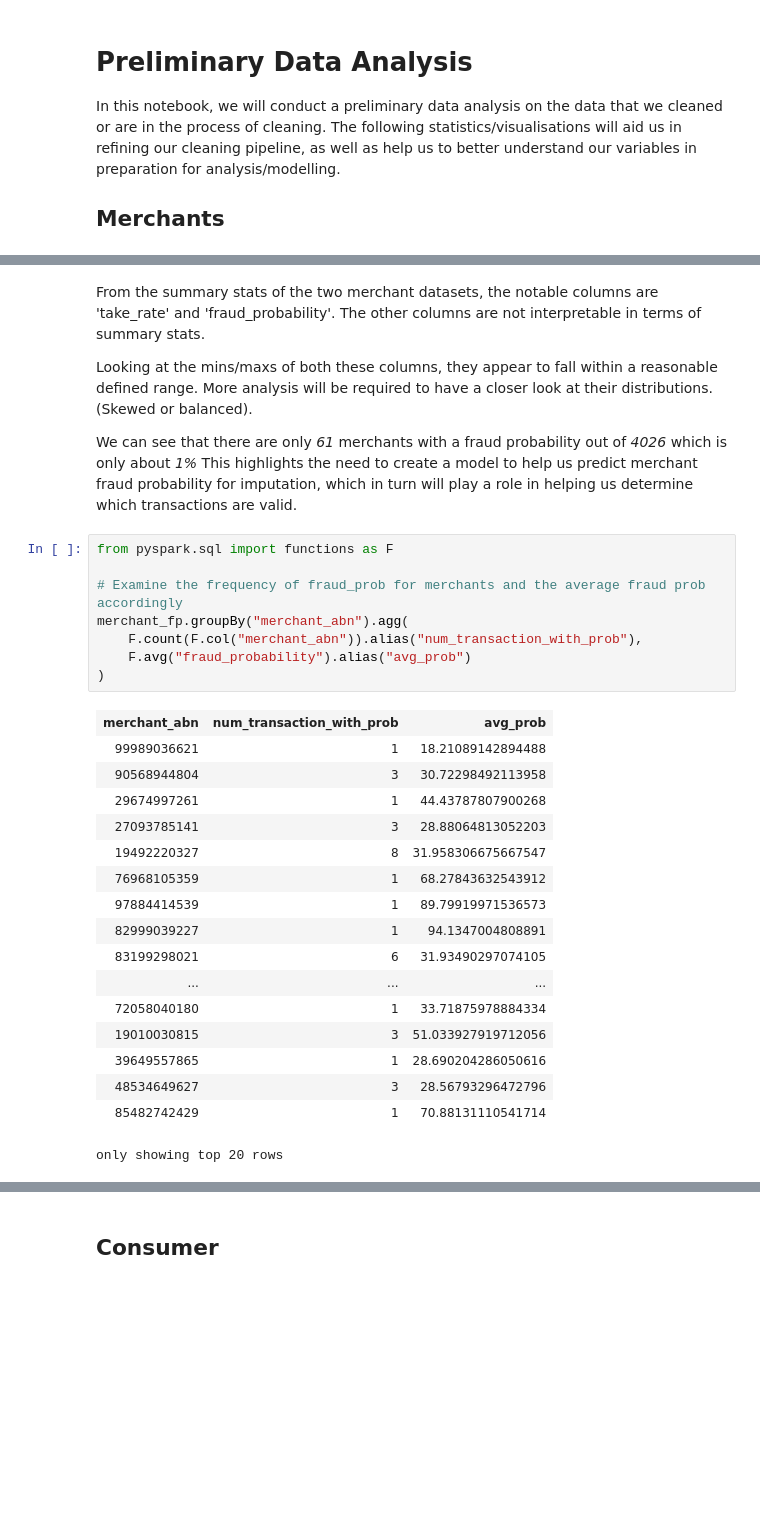
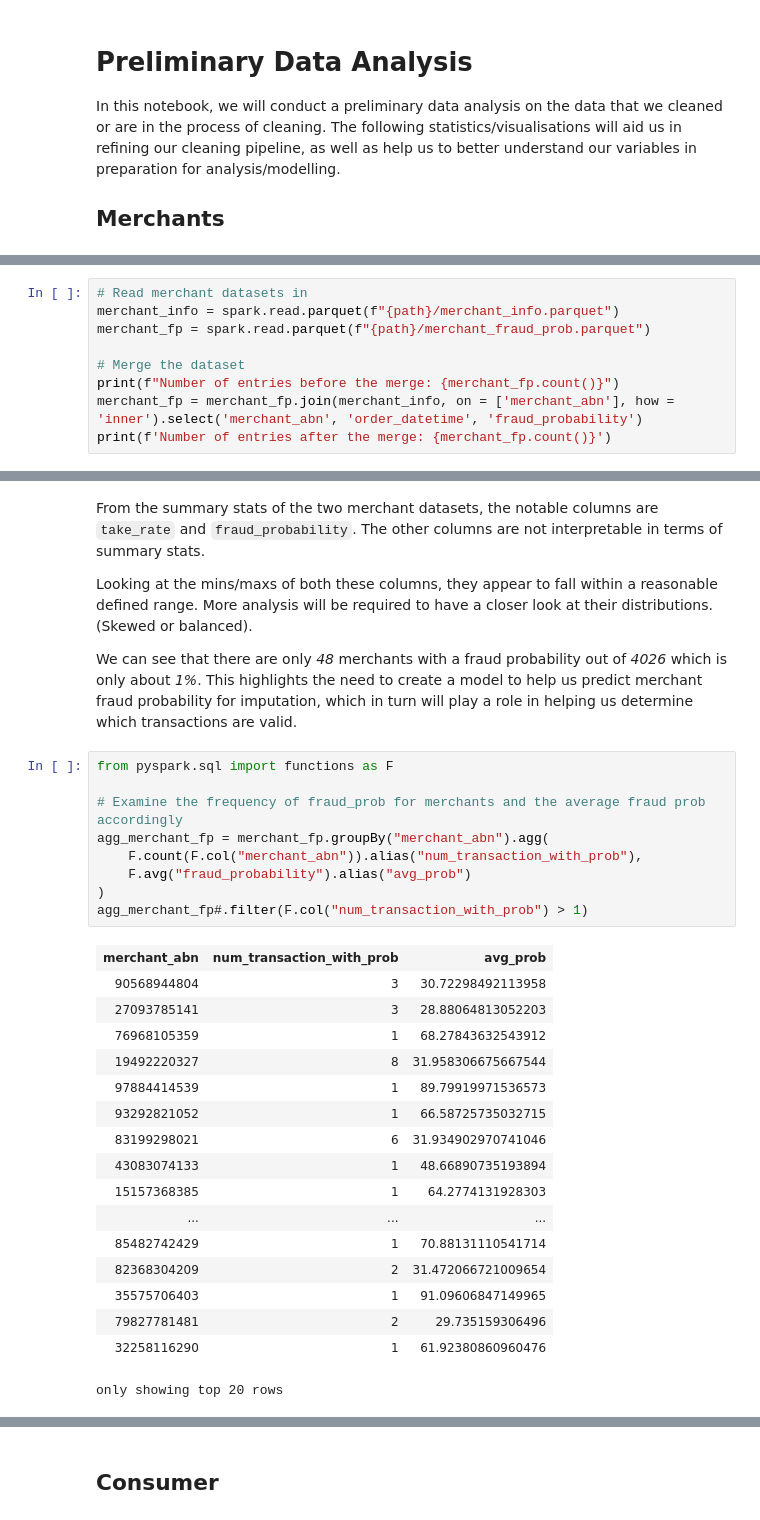
Before and after one commit to MAST30034-AppliedDataScience/project-2-group-buy-now-pay-later-industry-project-9, a Jupyter notebook: notebooks/preliminary_analysis.ipynb, the cells around one changed output, grey strips where cells are left out. Cells and saved outputs as stored; diff of their text form; blank space fills up the shorter version.

```diff
--- a/notebooks/preliminary_analysis.ipynb
+++ b/notebooks/preliminary_analysis.ipynb
@@ -31,0 +27,9 @@ In this notebook, we will conduct a preliminary data analysis on the data that w
+# %%
+# Read merchant datasets in
+merchant_info = spark.read.parquet(f"{path}/merchant_info.parquet")
+merchant_fp = spark.read.parquet(f"{path}/merchant_fraud_prob.parquet")
+
+# Merge the dataset
+print(f"Number of entries before the merge: {merchant_fp.count()}")
+merchant_fp = merchant_fp.join(merchant_info, on = ['merchant_abn'], how = 'inner').select('merchant_abn', 'order_datetime', 'fraud_probability')
+print(f'Number of entries after the merge: {merchant_fp.count()}')
@@ -63,33 +67,34 @@ Number of merchant with fraud probability in transactions: 61
 # %% [markdown]
-From the summary stats of the two merchant datasets, the notable columns are 'take_rate' and 'fraud_probability'. The other columns are not interpretable in terms of summary stats.
+From the summary stats of the two merchant datasets, the notable columns are `take_rate` and `fraud_probability`. The other columns are not interpretable in terms of summary stats.
 
 Looking at the mins/maxs of both these columns, they appear to fall within a reasonable defined range. More analysis will be required to have a closer look at their distributions. (Skewed or balanced).
 
-We can see that there are only *61* merchants with a fraud probability out of *4026* which is only about *1%* This highlights the need to create a model to help us predict merchant fraud probability for imputation, which in turn will play a role in helping us determine which transactions are valid.
+We can see that there are only *48* merchants with a fraud probability out of *4026* which is only about *1%*. This highlights the need to create a model to help us predict merchant fraud probability for imputation, which in turn will play a role in helping us determine which transactions are valid.
 # %%
 from pyspark.sql import functions as F
 
 # Examine the frequency of fraud_prob for merchants and the average fraud prob accordingly
-merchant_fp.groupBy("merchant_abn").agg(
+agg_merchant_fp = merchant_fp.groupBy("merchant_abn").agg(
     F.count(F.col("merchant_abn")).alias("num_transaction_with_prob"),
     F.avg("fraud_probability").alias("avg_prob")
 )
+agg_merchant_fp#.filter(F.col("num_transaction_with_prob") > 1)
 # %% [output]
 | merchant_abn | num_transaction_with_prob | avg_prob |
-| 99989036621 | 1 | 18.21089142894488 |
 | 90568944804 | 3 | 30.72298492113958 |
-| 29674997261 | 1 | 44.43787807900268 |
 | 27093785141 | 3 | 28.88064813052203 |
-| 19492220327 | 8 | 31.958306675667547 |
 | 76968105359 | 1 | 68.27843632543912 |
+| 19492220327 | 8 | 31.958306675667544 |
 | 97884414539 | 1 | 89.79919971536573 |
-| 82999039227 | 1 | 94.1347004808891 |
-| 83199298021 | 6 | 31.93490297074105 |
+| 93292821052 | 1 | 66.58725735032715 |
+| 83199298021 | 6 | 31.934902970741046 |
+| 43083074133 | 1 | 48.66890735193894 |
+| 15157368385 | 1 | 64.2774131928303 |
 | ... | ... | ... |
-| 72058040180 | 1 | 33.71875978884334 |
-| 19010030815 | 3 | 51.033927919712056 |
-| 39649557865 | 1 | 28.690204286050616 |
-| 48534649627 | 3 | 28.56793296472796 |
 | 85482742429 | 1 | 70.88131110541714 |
+| 82368304209 | 2 | 31.472066721009654 |
+| 35575706403 | 1 | 91.09606847149965 |
+| 79827781481 | 2 | 29.735159306496 |
+| 32258116290 | 1 | 61.92380860960476 |
 only showing top 20 rows
 # %% [markdown]
```
Also changed, not shown: parts of 18 cells of this notebook, 1 other file.
